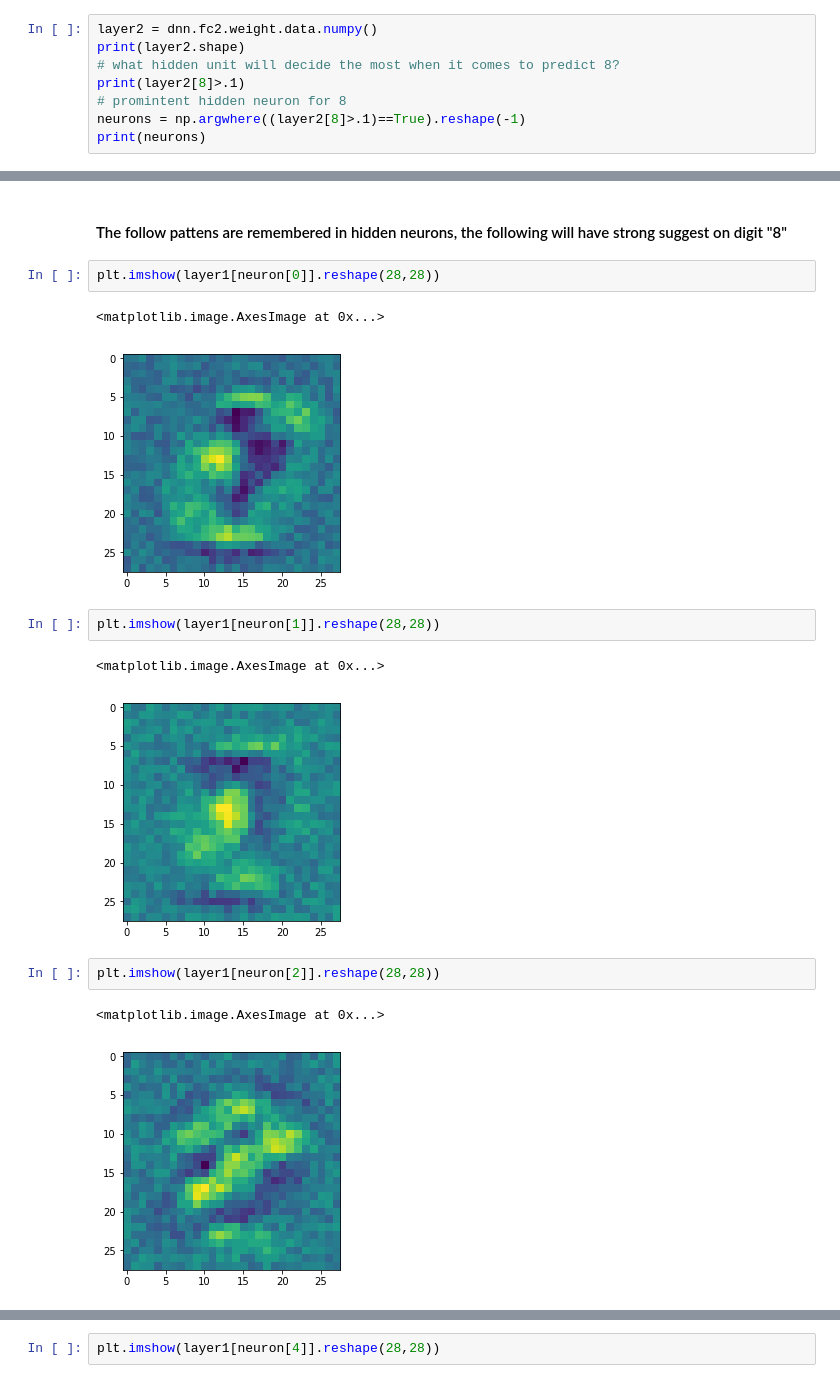
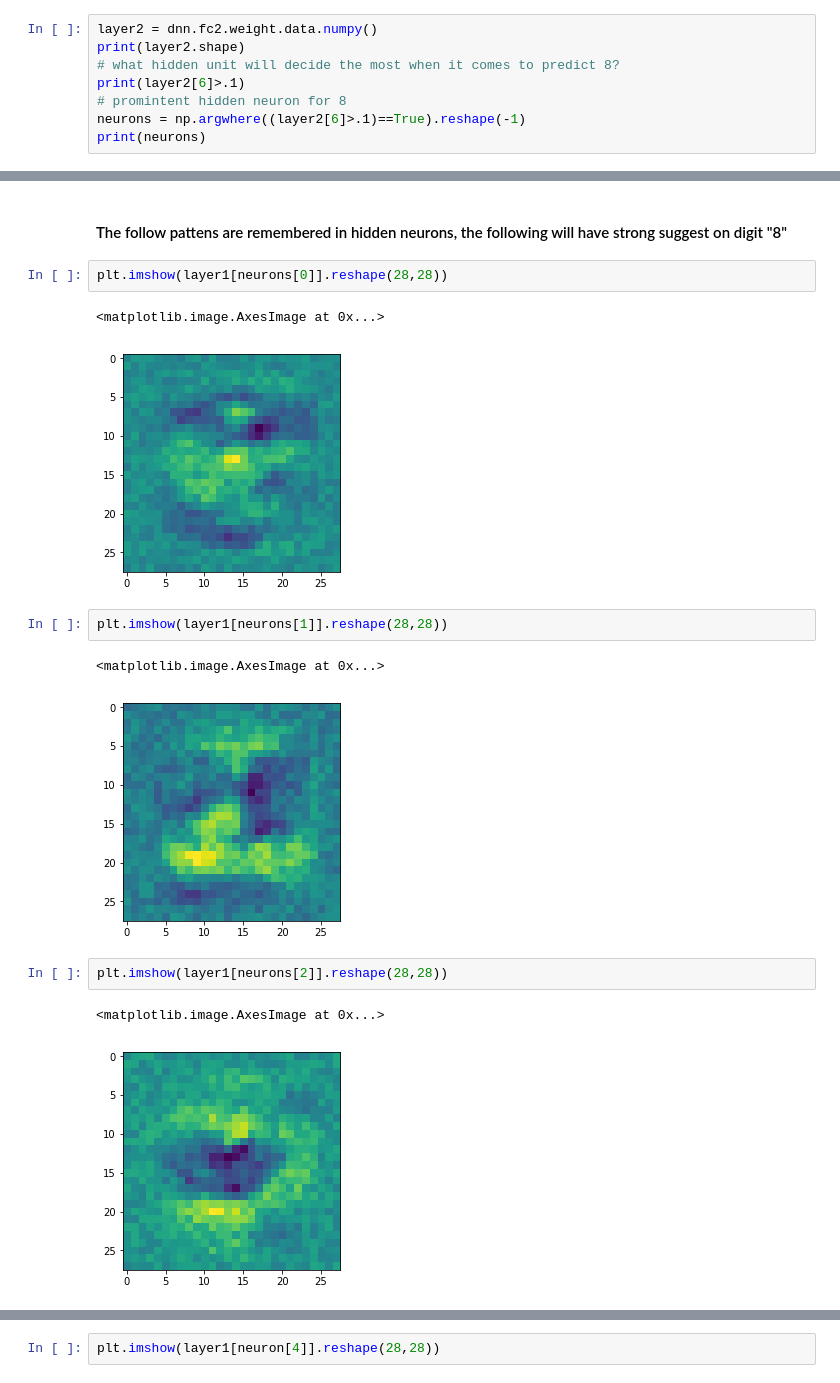
Before and after one commit to raynardj/python4ml, a Jupyter notebook: numpy_vanilla_nn_and_pytorch.ipynb, the cells around one changed output, grey strips where cells are left out. Drawn from its saved outputs; the diff is of its cells as text.

```diff
--- a/numpy_vanilla_nn_and_pytorch.ipynb
+++ b/numpy_vanilla_nn_and_pytorch.ipynb
@@ -232,9 +232,9 @@ for epoch in range(1):
 layer2 = dnn.fc2.weight.data.numpy()
 print(layer2.shape)
 # what hidden unit will decide the most when it comes to predict 8?
-print(layer2[8]>.1)
+print(layer2[6]>.1)
 # promintent hidden neuron for 8
-neurons = np.argwhere((layer2[8]>.1)==True).reshape(-1)
+neurons = np.argwhere((layer2[6]>.1)==True).reshape(-1)
 print(neurons)
 # %% [output]
 (10, 100)
@@ -256,18 +256,18 @@ print(layer1.shape)
 # %% [markdown]
 #### The follow pattens are remembered in hidden neurons,  the following will have strong suggest on digit "8"
 # %%
-plt.imshow(layer1[neuron[0]].reshape(28,28))
+plt.imshow(layer1[neurons[0]].reshape(28,28))
 # %% [output]
 <matplotlib.image.AxesImage at 0x...>
-[figure, old version]
+[figure, new version]
 # %%
-plt.imshow(layer1[neuron[1]].reshape(28,28))
+plt.imshow(layer1[neurons[1]].reshape(28,28))
 # %% [output]
 <matplotlib.image.AxesImage at 0x...>
-[figure, old version]
+[figure, new version]
 # %%
-plt.imshow(layer1[neuron[2]].reshape(28,28))
+plt.imshow(layer1[neurons[2]].reshape(28,28))
 # %% [output]
 <matplotlib.image.AxesImage at 0x...>
-[figure, old version]
+[figure, new version]
 # %%
```
Also changed, not shown: parts of 2 cells of this notebook.
